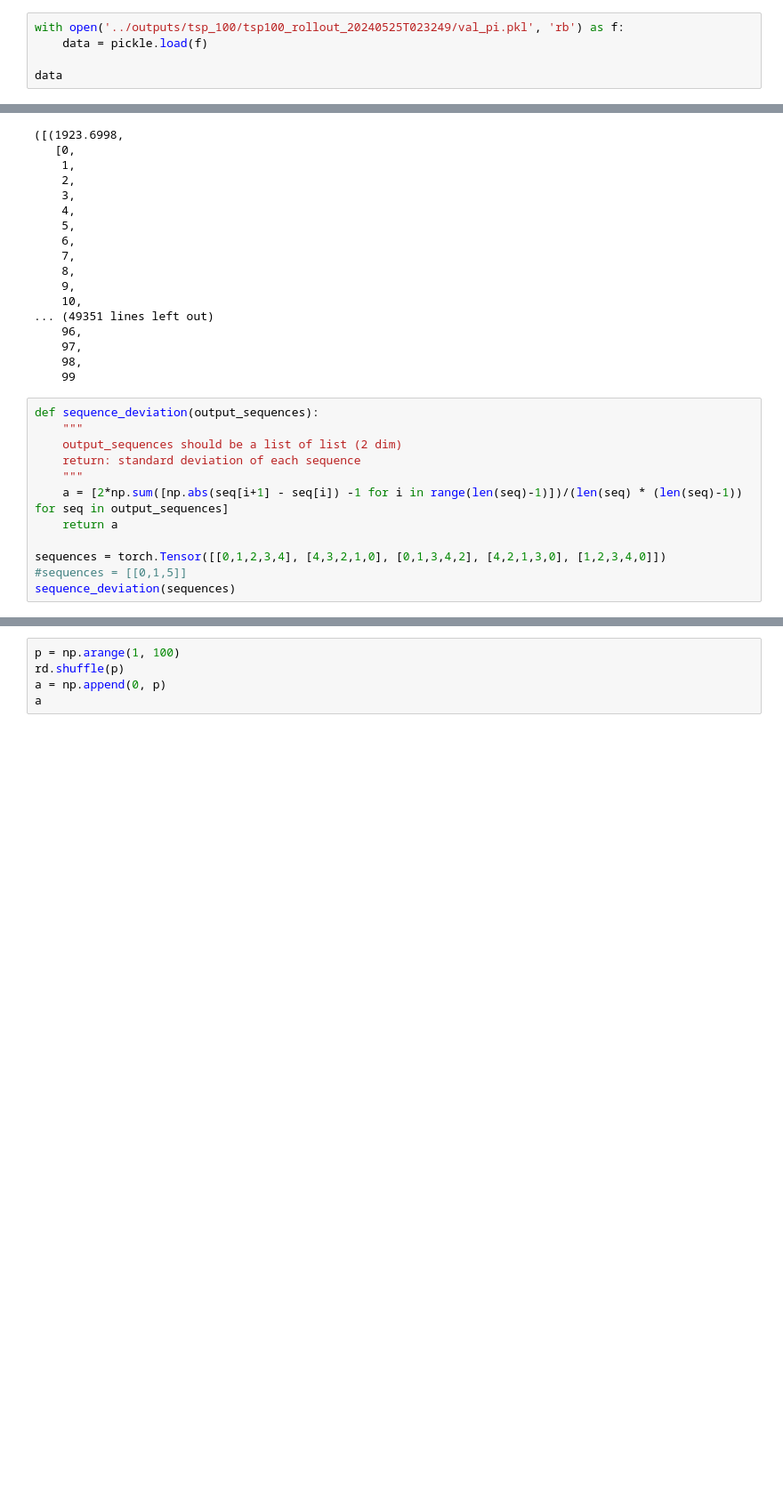
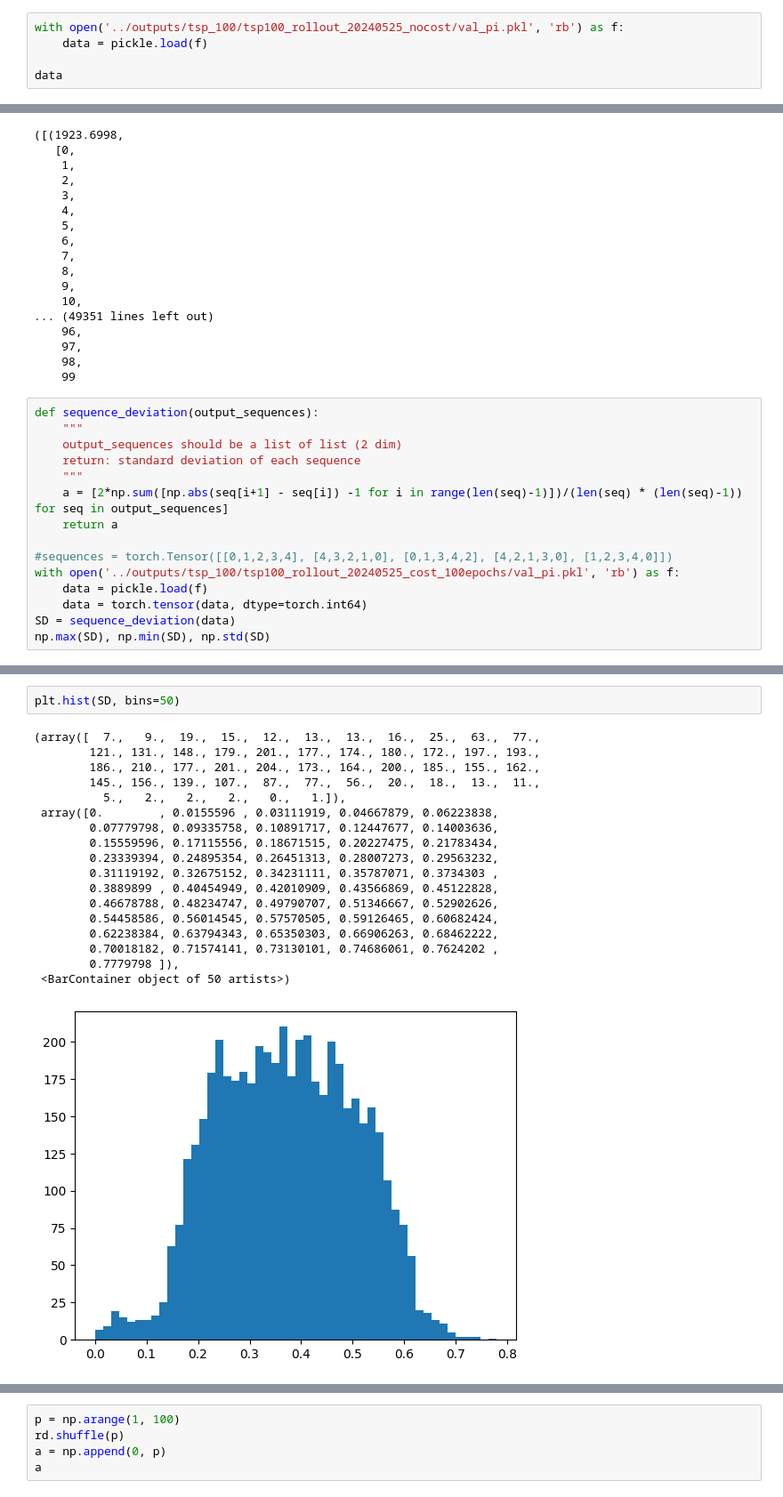
Before and after one commit to i6213546/attention-learn-to-route, a Jupyter notebook: examine/test.ipynb, the cells around one changed output, grey strips where cells are left out. Shown at 89% size. Drawn from its saved outputs; the diff is of its cells as text; blank space fills up the shorter version.

Commit message:
final_for_cost

```diff
--- a/examine/test.ipynb
+++ b/examine/test.ipynb
@@ -124,5 +113,5 @@ tensor([[  0.0000, 630.6000, 649.4000, 655.8000, 653.8000],
 # %%
-with open('../outputs/tsp_100/tsp100_rollout_20240525T023249/val_pi.pkl', 'rb') as f:
+with open('../outputs/tsp_100/tsp100_rollout_20240525_nocost/val_pi.pkl', 'rb') as f:
     data = pickle.load(f)
 
 data
@@ -175,7 +164,10 @@ def sequence_deviation(output_sequences):
     a = [2*np.sum([np.abs(seq[i+1] - seq[i]) -1 for i in range(len(seq)-1)])/(len(seq) * (len(seq)-1)) for seq in output_sequences]
     return a
 
-sequences = torch.Tensor([[0,1,2,3,4], [4,3,2,1,0], [0,1,3,4,2], [4,2,1,3,0], [1,2,3,4,0]])
-#sequences = [[0,1,5]]
-sequence_deviation(sequences)
+#sequences = torch.Tensor([[0,1,2,3,4], [4,3,2,1,0], [0,1,3,4,2], [4,2,1,3,0], [1,2,3,4,0]])
+with open('../outputs/tsp_100/tsp100_rollout_20240525_cost_100epochs/val_pi.pkl', 'rb') as f:
+    data = pickle.load(f)
+    data = torch.tensor(data, dtype=torch.int64)
+SD = sequence_deviation(data)
+np.max(SD), np.min(SD), np.std(SD)
 # %% [output]
@@ -182,0 +179,21 @@ sequence_deviation(sequences)
+# %%
+plt.hist(SD, bins=50)
+# %% [output]
+(array([  7.,   9.,  19.,  15.,  12.,  13.,  13.,  16.,  25.,  63.,  77.,
+        121., 131., 148., 179., 201., 177., 174., 180., 172., 197., 193.,
+        186., 210., 177., 201., 204., 173., 164., 200., 185., 155., 162.,
+        145., 156., 139., 107.,  87.,  77.,  56.,  20.,  18.,  13.,  11.,
+          5.,   2.,   2.,   2.,   0.,   1.]),
+ array([0.        , 0.0155596 , 0.03111919, 0.04667879, 0.06223838,
+        0.07779798, 0.09335758, 0.10891717, 0.12447677, 0.14003636,
+        0.15559596, 0.17115556, 0.18671515, 0.20227475, 0.21783434,
+        0.23339394, 0.24895354, 0.26451313, 0.28007273, 0.29563232,
+        0.31119192, 0.32675152, 0.34231111, 0.35787071, 0.3734303 ,
+        0.3889899 , 0.40454949, 0.42010909, 0.43566869, 0.45122828,
+        0.46678788, 0.48234747, 0.49790707, 0.51346667, 0.52902626,
+        0.54458586, 0.56014545, 0.57570505, 0.59126465, 0.60682424,
+        0.62238384, 0.63794343, 0.65350303, 0.66906263, 0.68462222,
+        0.70018182, 0.71574141, 0.73130101, 0.74686061, 0.7624202 ,
+        0.7779798 ]),
+ <BarContainer object of 50 artists>)
+[figure, added]
```
Also changed, not shown: parts of 11 cells of this notebook, 4 other files.
